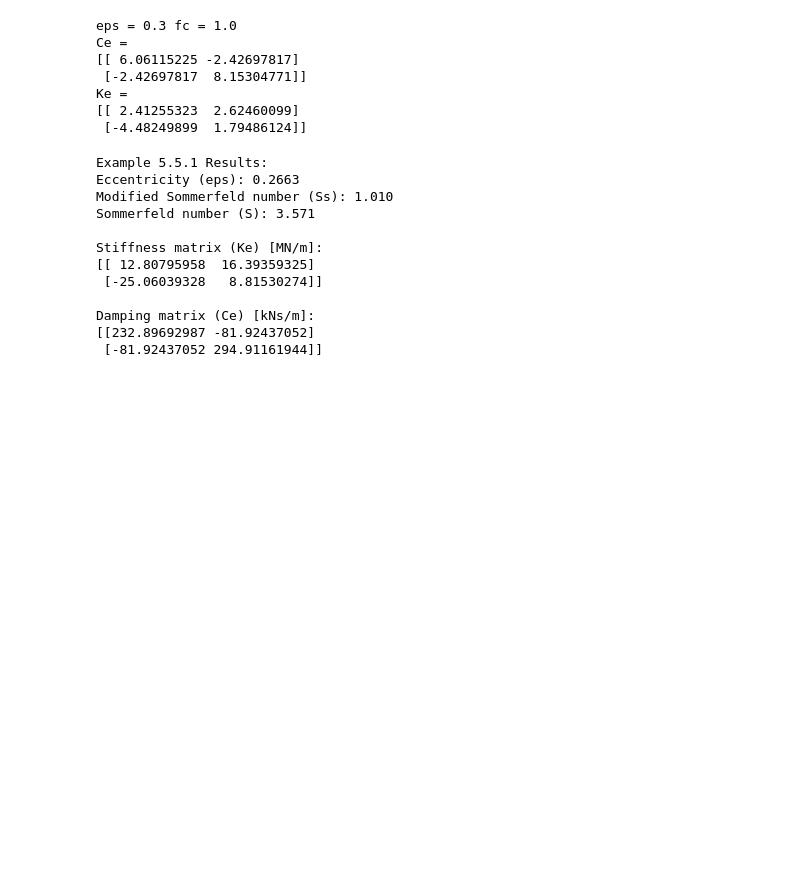
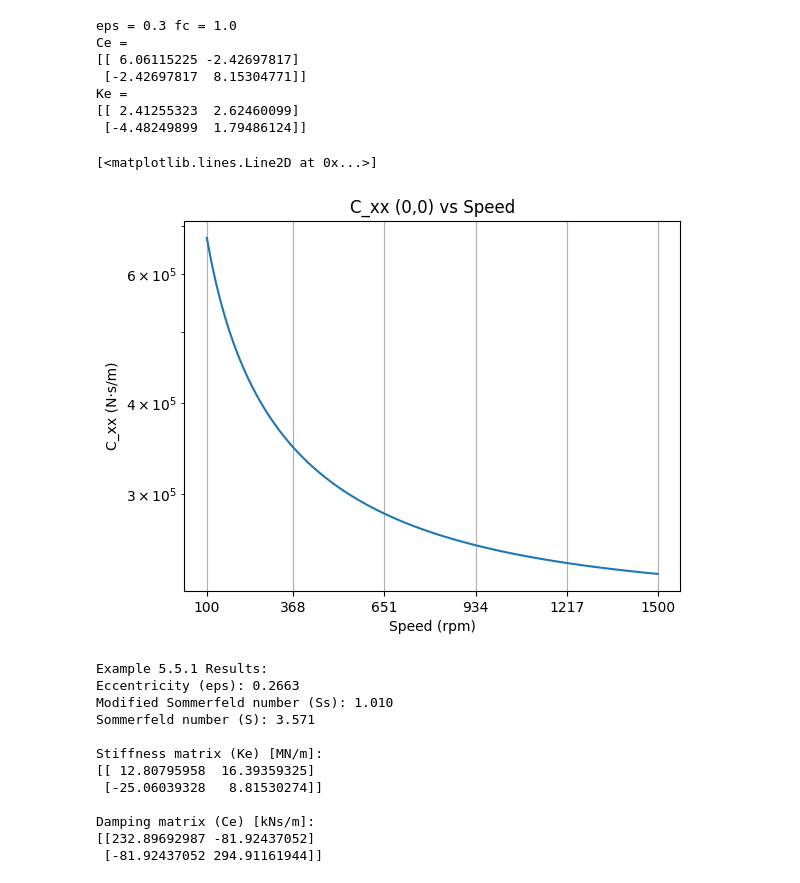
Before and after one commit to akarhin/Arotor_hackathon_VibeRator, a Jupyter notebook: 1_3.ipynb, the cells around one changed output. Saved outputs shown, nothing was run; the diff lists cells and outputs as text; code cells hidden in the pictures; blank space fills up the shorter version.

Commit message:
bearing number

```diff
--- a/1_3.ipynb
+++ b/1_3.ipynb
@@ -172,6 +172,43 @@ def compute_eps(diameter: float, length: float, load: float, clearance: float,
     eps = np.sqrt(eps_squared)
 
     return eps, Ss, S
+# %%
+
+# Example 5.5.1: Oil Film Bearing Analysis
+
+# Given parameters
+diameter = 0.1  # meters
+length = 0.03  # meters
+load = 525  # Newtons
+clearance = 0.1e-3  # meters
+viscosity = 0.1  # Pa.s
+speed_rpm = 1500  # revolutions per minute
+
+Cxx_Mat = []
+for rpm in np.linspace(100,1500,100):
+    # Compute eccentricity, modified Sommerfeld number, and Sommerfeld number
+    eps, Ss, S = compute_eps(diameter, length, load, clearance, viscosity, rpm)
+    # Compute stiffness and damping matrices using the provided function
+    Ke, Ce = compute_ke_ce(eps, load / clearance, Omega=rpm * 2 * np.pi / 60)
+    Cxx_Mat.append(Ce[0,0])
+
+import matplotlib.pyplot as plt
+rpm_vals = np.linspace(100, 1500, 100)
+idx = np.arange(len(rpm_vals))
+
+plt.figure()
+# set x-ticks to show rpm values (map indices to rpm)
+tick_idx = np.linspace(0, len(idx) - 1, 6, dtype=int)
+plt.xticks(tick_idx, [f"{int(v)}" for v in rpm_vals[tick_idx]])
+
+plt.xlabel('Speed (rpm)')
+plt.ylabel('C_xx (N·s/m)')
+plt.title('C_xx (0,0) vs Speed')
+plt.grid(True)
+plt.semilogy(Cxx_Mat)
+# %% [output]
+[<matplotlib.lines.Line2D at 0x...>]
+[figure, added]
 # %%
 
 # Example 5.5.1: Oil Film Bearing Analysis
```
Also changed, not shown: parts of 1 cell of this notebook.
